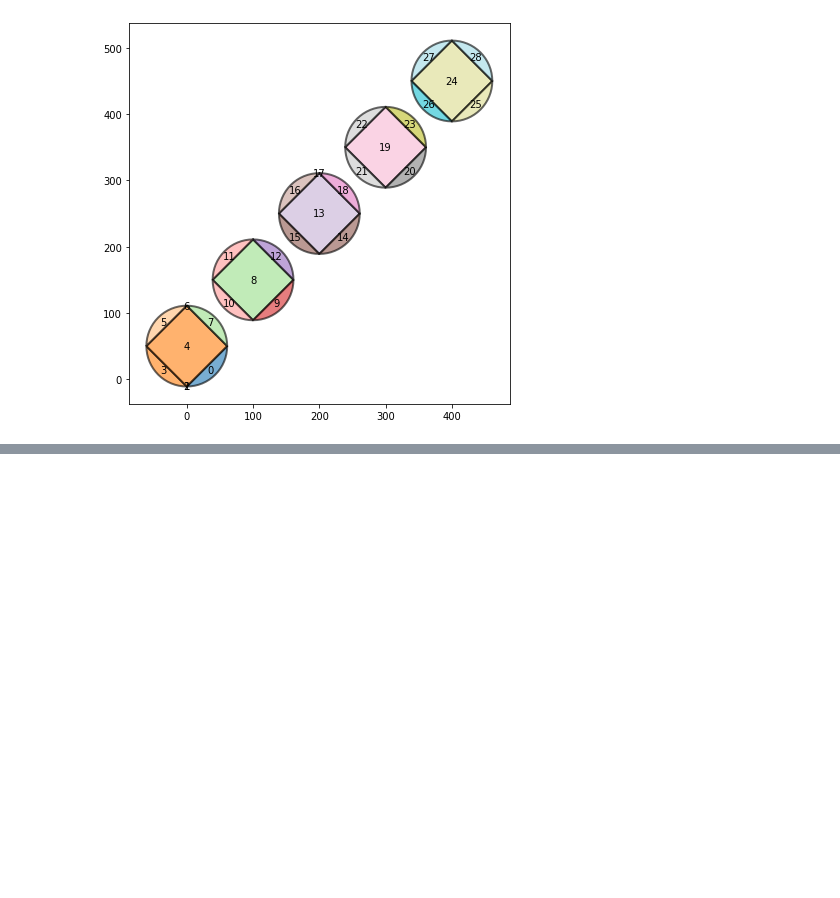
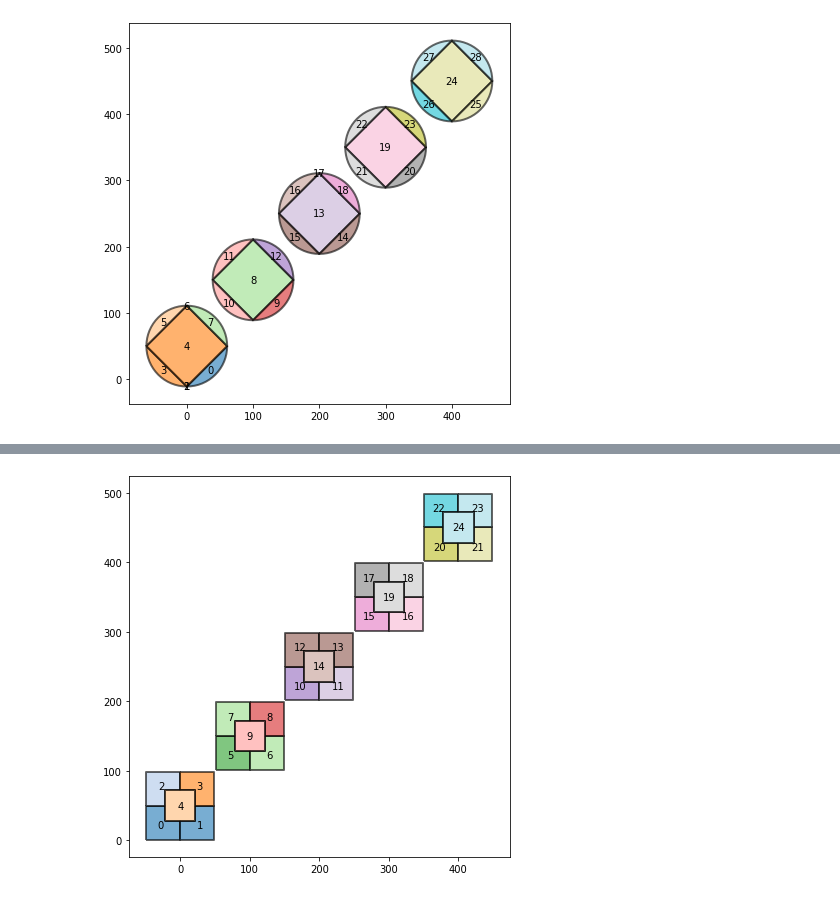
Before and after one commit to abiraihan/geoshapes, a Jupyter notebook: example/splitShape.ipynb, the cells around one changed output, grey strips where cells are left out. Saved outputs shown, nothing was run; the diff lists cells and outputs as text; code cells hidden in the pictures; blank space fills up the shorter version.

```diff
--- a/example/splitShape.ipynb
+++ b/example/splitShape.ipynb
@@ -192,0 +214,30 @@ circleSquare = getCircleSquarePlot(200, 90, 500, 100)
+# %%
+def getSquarePlot(sideLength, rotations, maxVal, step, include = True, skip = None):
+
+    multiPoint = [shapely.geometry.Point(float(i), float(i+50)) for i in range(0, maxVal, step)]
+    mergedLatin = geopandas.GeoDataFrame()
+    for i in multiPoint:
+        latin = splitShape.splitSquare(
+            geoms = i,
+            sideLength = sideLength,
+            rotation = rotations,
+            includeInterior = include)
+        latinGeo = geopandas.GeoDataFrame(geometry = latin[::skip])
+        mergedLatin = mergedLatin.append(latinGeo)
+    mergedLatin.reset_index(drop = True, inplace = True)
+
+    mergedLatin['ids'] = range(len(mergedLatin))
+    ax = mergedLatin.plot(figsize = (7,7), alpha = 0.6, cmap = 'tab20', edgecolor = 'k', linewidth = 2)
+    mergedLatin.apply(
+        lambda x: ax.annotate(
+            text=f"{x.ids}",
+            xy=x.geometry.centroid.coords[0],
+            ha='center',
+            va='center',
+            size=10),axis=1
+        )
+    return mergedLatin
+# %%
+squarePlot = getSquarePlot(320, 90, 500, 100)
+# %% [output]
+[figure, added]
```
Also changed, not shown: parts of 22 cells of this notebook, 1 other file.
